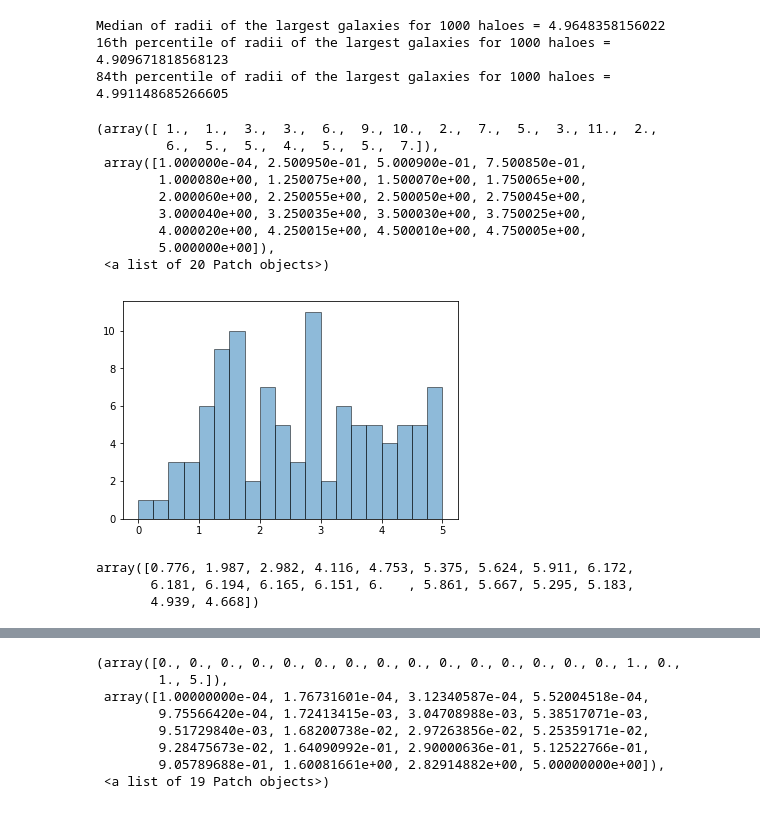
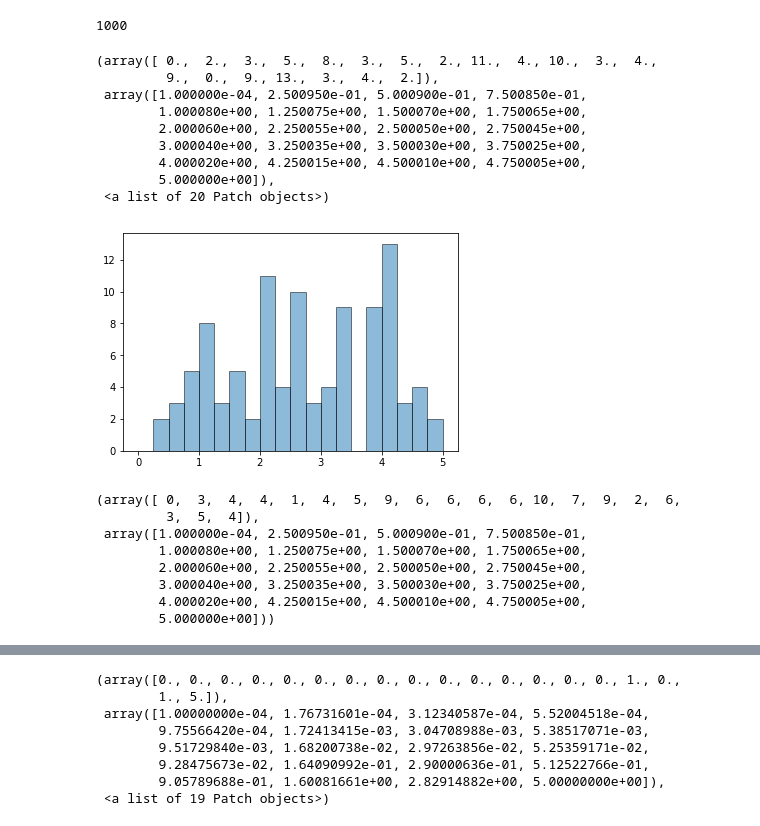
Before and after one commit to ruoyanwangdr/Numerical-Recipes-In-Astrophysics, a Jupyter notebook: handin1.ipynb, the cells around one changed output, grey strips where cells are left out. Saved outputs shown, nothing was run; the diff lists cells and outputs as text; code cells hidden in the pictures.

```diff
--- a/handin1.ipynb
+++ b/handin1.ipynb
@@ -183,7 +182,6 @@ print()
 N_sat = 100
 def n(x):
     return A*N_sat*(x/b)**(a-3)*np.e**(-(x/b**c))
-
 
 # Part b)
 print('b) Log-log plot and interpolation')
@@ -395,11 +393,15 @@ print()
 print('e) Log-log histogram')
 print()
 
+# Define N(x).
+def N(x):
+    return n(x)*4*np.pi*x**2
+
 # Define mean calculator.
 def mean(array):
     return float(sum(array)) / len(array)
 
-# Plot log-log
+# Plot log-log of N(x).
 plt.figure(figsize=(7,5))
 plt.title('Log-log Plot of N(x), N(x) = n(x)4pix^2', fontsize=16)
 plt.xlabel('log(x)', fontsize=14)
@@ -409,6 +411,7 @@ plt.yscale('log') # log scale for y
 #plt.scatter(np.arange(1.e-4, 5, 0.001), N(np.arange(1.e-4, 5, 0.001)), alpha=0.5)
 plt.plot(np.arange(1.e-4, 5, 0.001), N(np.arange(1.e-4, 5, 0.001)), 'r', label='N(x)')
 
+# Generate 1000 haloes.
 def multi_halo(n_halo):
     r_halo = []
     phi_halo = []
@@ -422,7 +425,7 @@ def multi_halo(n_halo):
 
     return r_halo, theta_halo, phi_halo
 
-one_thousand_haloes = multi_halo(4)
+one_thousand_haloes = multi_halo(1000)
 
 # Part f)
 print()
@@ -472,11 +475,12 @@ def quantile(lst, per):
     quant = sorted(lst)[i]
     return quant
 
+
 # Take the radial bin of 1000 halos containing the largest number of galaxies.
 def largest_radial_bin(rad):
     largest_number_of_galaxies = np.zeros(len(rad))
     largest_radial = np.zeros(len(rad))
-    for i in range(len(largest_number_of_galaxies)):
+    for i in range(len(rad)):
         largest_number_of_galaxies = max(rad[i])
         largest_radial[i] = largest_number_of_galaxies
     return largest_radial
@@ -515,43 +517,30 @@ one_thousand_haloes = multi_halo(1000)
-# %%
-# Take the radial bin of 1000 halos containing the largest number of galaxies.
-def largest_radial_bin(rad):
-    largest_number_of_galaxies = np.zeros(len(rad))
-    largest_radial = np.zeros(len(rad))
-    for i in range(len(largest_number_of_galaxies)):
-        largest_number_of_galaxies = max(rad[i])
-        largest_radial[i] = largest_number_of_galaxies
-    return largest_radial
-
-#largest_radial_bin(one_thousand_haloes[0])
-
-print('Median of radii of the largest galaxies for 1000 haloes = '
-      +str(median(largest_radial_bin(one_thousand_haloes[0]))))
-print('16th percentile of radii of the largest galaxies for 1000 haloes = '
-      +str(quantile(largest_radial_bin(one_thousand_haloes[0]), 16)))
-print('84th percentile of radii of the largest galaxies for 1000 haloes = '
-      +str(quantile(largest_radial_bin(one_thousand_haloes[0]), 84)))
-# %% [output]
-Median of radii of the largest galaxies for 1000 haloes = 4.9648358156022
-16th percentile of radii of the largest galaxies for 1000 haloes = 4.909671818568123
-84th percentile of radii of the largest galaxies for 1000 haloes = 4.991148685266605
+# %%
+largest_radial_bin(one_thousand_haloes[0])
+# %% [output]
+1000
 # %%
-plt.hist(one_thousand_haloes[0][0], bins=20, range=(1.e-4,5), alpha=0.5, histtype='bar', ec='black')
+plt.hist(one_thousand_haloes[0][2], bins=20, range=(1.e-4,5), alpha=0.5, histtype='bar', ec='black')
 # %% [output]
-(array([ 1.,  1.,  3.,  3.,  6.,  9., 10.,  2.,  7.,  5.,  3., 11.,  2.,
-         6.,  5.,  5.,  4.,  5.,  5.,  7.]),
+(array([ 0.,  2.,  3.,  5.,  8.,  3.,  5.,  2., 11.,  4., 10.,  3.,  4.,
+         9.,  0.,  9., 13.,  3.,  4.,  2.]),
  array([1.000000e-04, 2.500950e-01, 5.000900e-01, 7.500850e-01,
         1.000080e+00, 1.250075e+00, 1.500070e+00, 1.750065e+00,
         2.000060e+00, 2.250055e+00, 2.500050e+00, 2.750045e+00,
         3.000040e+00, 3.250035e+00, 3.500030e+00, 3.750025e+00,
         4.000020e+00, 4.250015e+00, 4.500010e+00, 4.750005e+00,
         5.000000e+00]),
  <a list of 20 Patch objects>)
-[figure, old version]
+[figure, new version]
 # %%
-avg = np.histogram(one_thousand_haloes[0],bins=20, range=(1.e-4,5.0))[0]/len(one_thousand_haloes[0])
+avg = np.histogram(one_thousand_haloes[0][0],bins=20, range=(1.e-4,5.0))#/len(one_thousand_haloes[0])
 avg
 # %% [output]
-array([0.776, 1.987, 2.982, 4.116, 4.753, 5.375, 5.624, 5.911, 6.172,
-       6.181, 6.194, 6.165, 6.151, 6.   , 5.861, 5.667, 5.295, 5.183,
-       4.939, 4.668])
+(array([ 0,  3,  4,  4,  1,  4,  5,  9,  6,  6,  6,  6, 10,  7,  9,  2,  6,
+         3,  5,  4]),
+ array([1.000000e-04, 2.500950e-01, 5.000900e-01, 7.500850e-01,
+        1.000080e+00, 1.250075e+00, 1.500070e+00, 1.750065e+00,
+        2.000060e+00, 2.250055e+00, 2.500050e+00, 2.750045e+00,
+        3.000040e+00, 3.250035e+00, 3.500030e+00, 3.750025e+00,
+        4.000020e+00, 4.250015e+00, 4.500010e+00, 4.750005e+00,
+        5.000000e+00]))
 # %%
```
Also changed, not shown: parts of 5 cells of this notebook.
